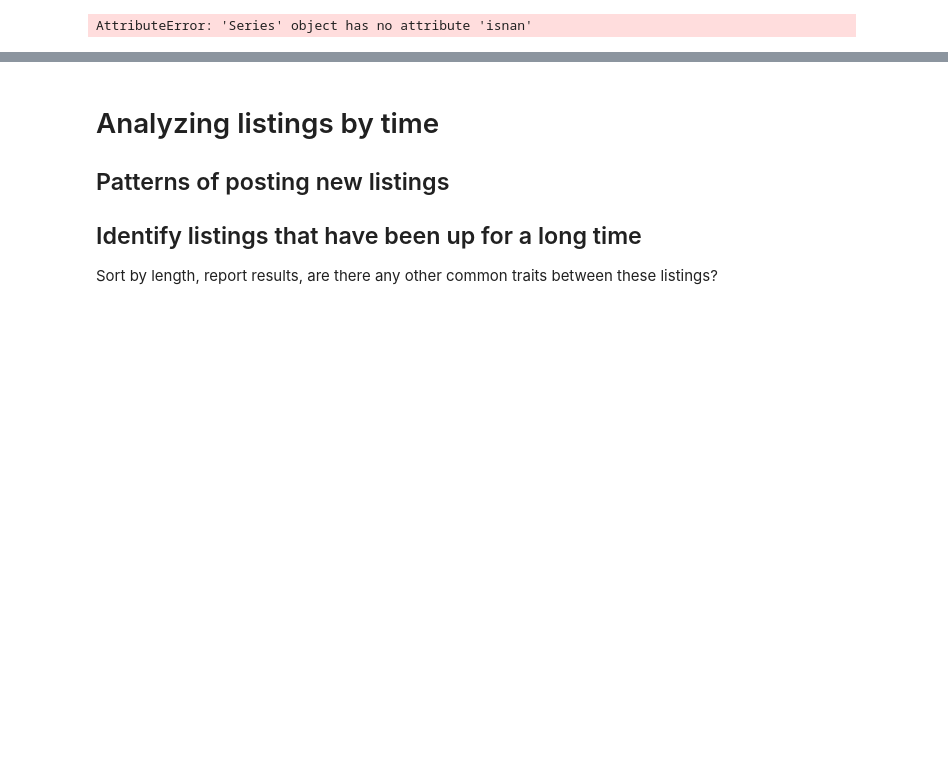
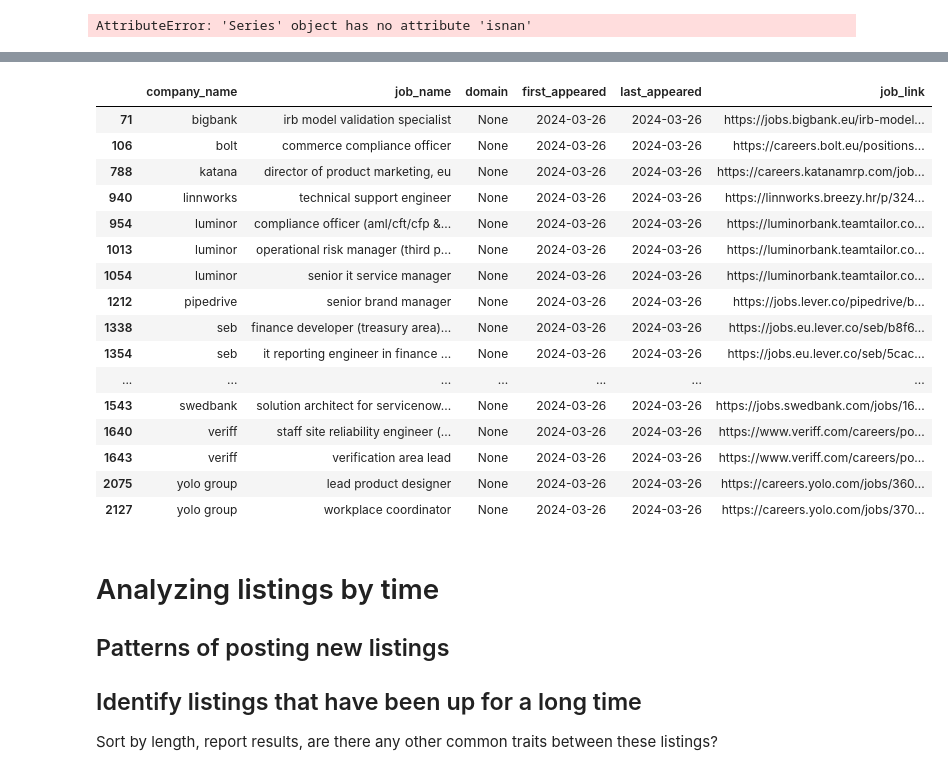
Before and after one commit to m2ger2020/listings, a Jupyter notebook: projekt.ipynb, the cells around one changed output, grey strips where cells are left out. Drawn from its saved outputs; the diff is of its cells as text; code cells hidden in the pictures; blank space fills up the shorter version.

Commit message:
replacement_dict addition

```diff
--- a/projekt.ipynb
+++ b/projekt.ipynb
@@ -47,15 +47,18 @@ array([nan, 'analytics', 'front-end', 'back-end', 'full-stack', 'mobile',
        'design', 'hr', 'customer-support', 'management'], dtype=object)
 # %%
 replacement_dict={#regex: domain,
-  'software engineer|tarkvaraarendaja|systems engineer|test automation engineer': 'software-development',
+  'software engineer|tarkvaraarendaja|systems engineer|test automation engineer|scala engineer|platform engineer|software support engineer': 'software-development',
   'front-end|frontend|react': 'front-end',
   'back-end|backend': 'back-end',
   'android|ios': 'mobile',
   'devops': 'devops-sre',
-  'data scientist': 'data-science',
+  'data scientist|data engineer': 'data-science',
   'full-stack|full stack': 'full-stack',
-  'qa engineer':'qa',
-  'analyst':'analytics'
+  'qa engineer|quality engineer':'qa',
+  'analyst|monitooringu spetsialist':'analytics',
+  'people operations':'hr',
+  'manager, debt capital markets':'marketing',
+  'product owner':'management'
   }
 for index, row in data[data['domain'].isna()].iterrows():#iterate through all listings that have the 'domain' column as 'nan'
   matched=False
@@ -220,3 +223,14 @@ def check_links(data, data2):
     for link in links1:
         if link not in links2:
             print(link)
+# %%
+
+for index, row in new_data[new_data['domain'].isna()].iterrows():#iterate through all listings that have the 'domain' column as 'nan'
+  matched=False
+  for regex in replacement_dict.keys():
+    if not matched and re.search(regex,row['job_name']):#check if any of the regexes in the dictionary match the name of the listing, if they do, add a domain from replacement_dict
+      matched=True
+      new_data.loc[index,'domain']=replacement_dict[regex]
+      print(row['job_name']+': changed domain to '+replacement_dict[regex])#debugging
+  if not matched:#debugging
+    print(row['job_name']+' not matched')
@@ -223,3 +258,23 @@ def check_links(data, data2):
+# %%
+new_data[new_data["domain"].isna()]
+# %% [output]
+|  | company_name | job_name | domain | first_appeared | last_appeared | job_link |
+| 71 | bigbank | irb model validation specialist | None | 2024-03-26 | 2024-03-26 | https://jobs.bigbank.eu/irb-model... |
+| 106 | bolt | commerce compliance officer | None | 2024-03-26 | 2024-03-26 | https://careers.bolt.eu/positions... |
+| 788 | katana | director of product marketing, eu | None | 2024-03-26 | 2024-03-26 | https://careers.katanamrp.com/job... |
+| 940 | linnworks | technical support engineer | None | 2024-03-26 | 2024-03-26 | https://linnworks.breezy.hr/p/324... |
+| 954 | luminor | compliance officer (aml/cft/cfp &... | None | 2024-03-26 | 2024-03-26 | https://luminorbank.teamtailor.co... |
+| 1013 | luminor | operational risk manager (third p... | None | 2024-03-26 | 2024-03-26 | https://luminorbank.teamtailor.co... |
+| 1054 | luminor | senior it service manager | None | 2024-03-26 | 2024-03-26 | https://luminorbank.teamtailor.co... |
+| 1212 | pipedrive | senior brand manager | None | 2024-03-26 | 2024-03-26 | https://jobs.lever.co/pipedrive/b... |
+| 1338 | seb | finance developer (treasury area)... | None | 2024-03-26 | 2024-03-26 | https://jobs.eu.lever.co/seb/b8f6... |
+| 1354 | seb | it reporting engineer in finance ... | None | 2024-03-26 | 2024-03-26 | https://jobs.eu.lever.co/seb/5cac... |
+| ... | ... | ... | ... | ... | ... | ... |
+| 1543 | swedbank | solution architect for servicenow... | None | 2024-03-26 | 2024-03-26 | https://jobs.swedbank.com/jobs/16... |
+| 1640 | veriff | staff site reliability engineer (... | None | 2024-03-26 | 2024-03-26 | https://www.veriff.com/careers/po... |
+| 1643 | veriff | verification area lead | None | 2024-03-26 | 2024-03-26 | https://www.veriff.com/careers/po... |
+| 2075 | yolo group | lead product designer | None | 2024-03-26 | 2024-03-26 | https://careers.yolo.com/jobs/360... |
+| 2127 | yolo group | workplace coordinator | None | 2024-03-26 | 2024-03-26 | https://careers.yolo.com/jobs/370... |
 # %% [markdown]
 # Analyzing listings by time
 
```
Also changed, not shown: parts of 4 cells of this notebook.
